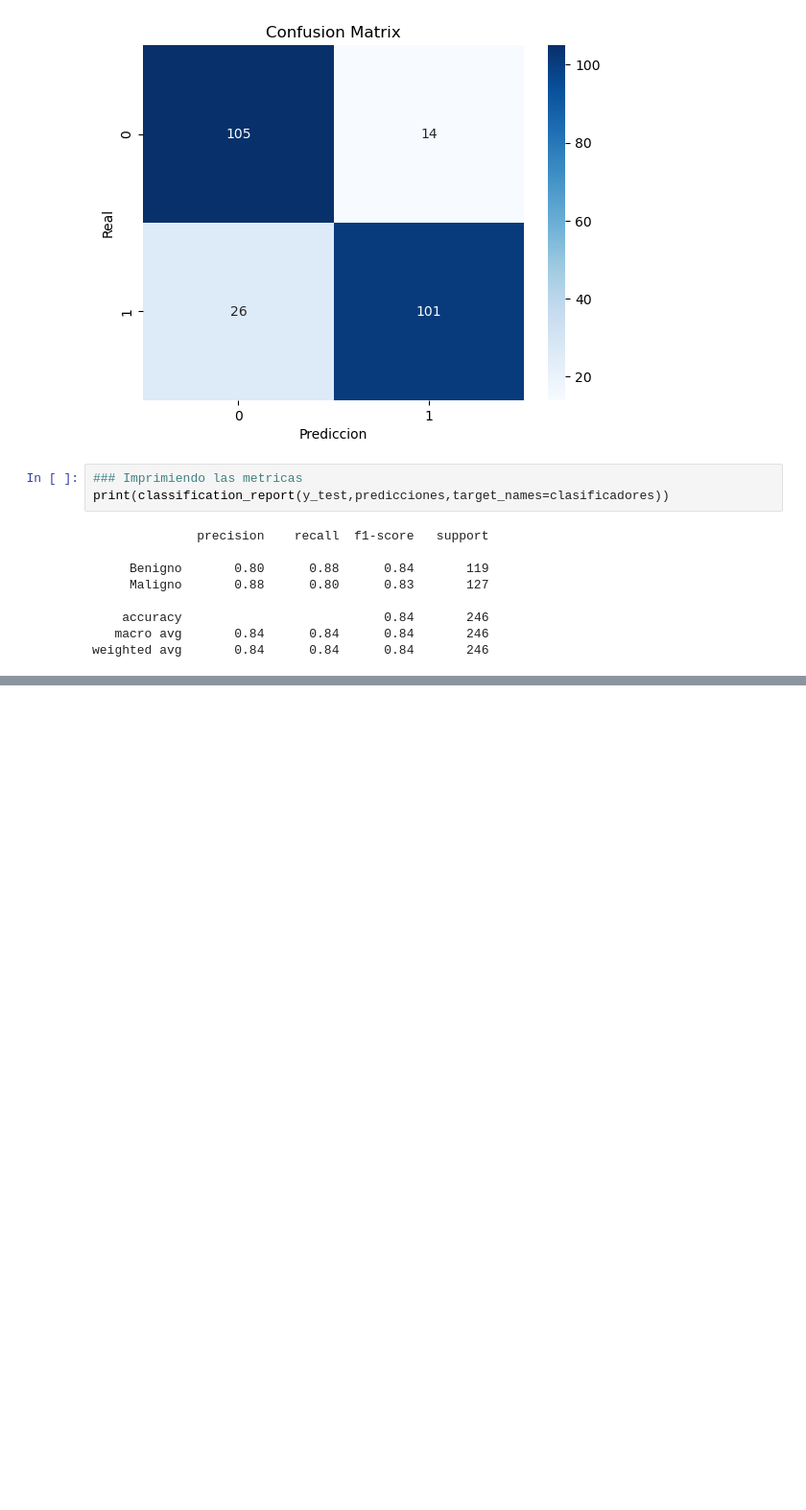
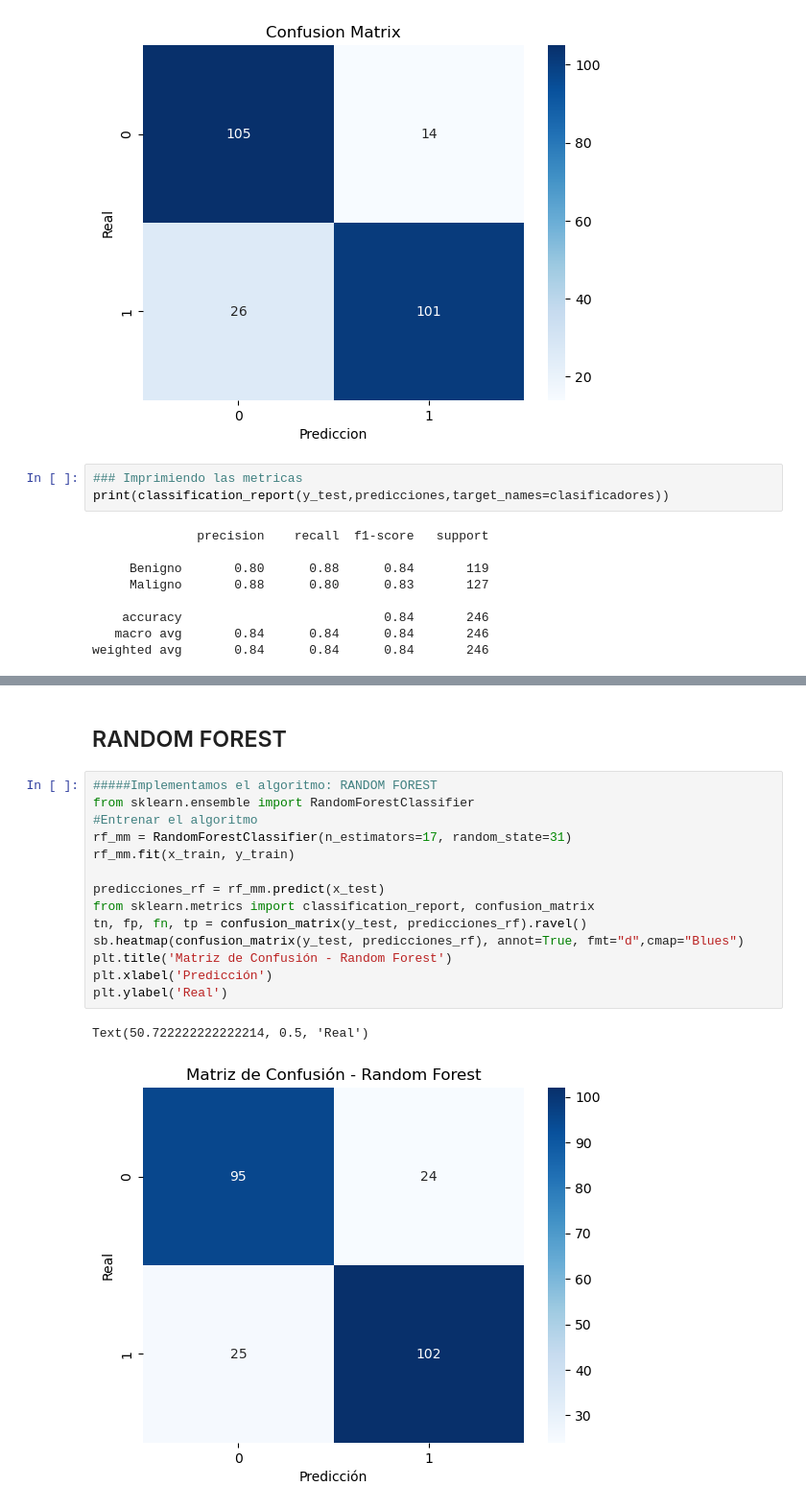
Before and after one commit to Abel-Leon/API_ALGORITMOS_GR8, a Jupyter notebook: mammographic/Algoritmos.ipynb, the cells around one changed output, grey strips where cells are left out. Shown at 96% size. Drawn from its saved outputs; the diff is of its cells as text; blank space fills up the shorter version.

Commit message:
Implementando el algoritmo Random Forest, ademas agregamos una grafica para evaluar el numero de arboles optimo(n_estimators)

```diff
--- a/mammographic/Algoritmos.ipynb
+++ b/mammographic/Algoritmos.ipynb
@@ -91,0 +95,19 @@ plt.plot(valores, tasa_error, color='green', marker='o', markerfacecolor='red',
+# %% [markdown]
+## RANDOM FOREST
+# %%
+#####Implementamos el algoritmo: RANDOM FOREST
+from sklearn.ensemble import RandomForestClassifier
+#Entrenar el algoritmo
+rf_mm = RandomForestClassifier(n_estimators=17, random_state=31)
+rf_mm.fit(x_train, y_train)
+
+predicciones_rf = rf_mm.predict(x_test)
+from sklearn.metrics import classification_report, confusion_matrix
+tn, fp, fn, tp = confusion_matrix(y_test, predicciones_rf).ravel()
+sb.heatmap(confusion_matrix(y_test, predicciones_rf), annot=True, fmt="d",cmap="Blues")
+plt.title('Matriz de Confusión - Random Forest')
+plt.xlabel('Predicción')
+plt.ylabel('Real')
+# %% [output]
+Text(50.722222222222214, 0.5, 'Real')
+[figure, added]
```
Also changed, not shown: parts of 3 cells of this notebook.
